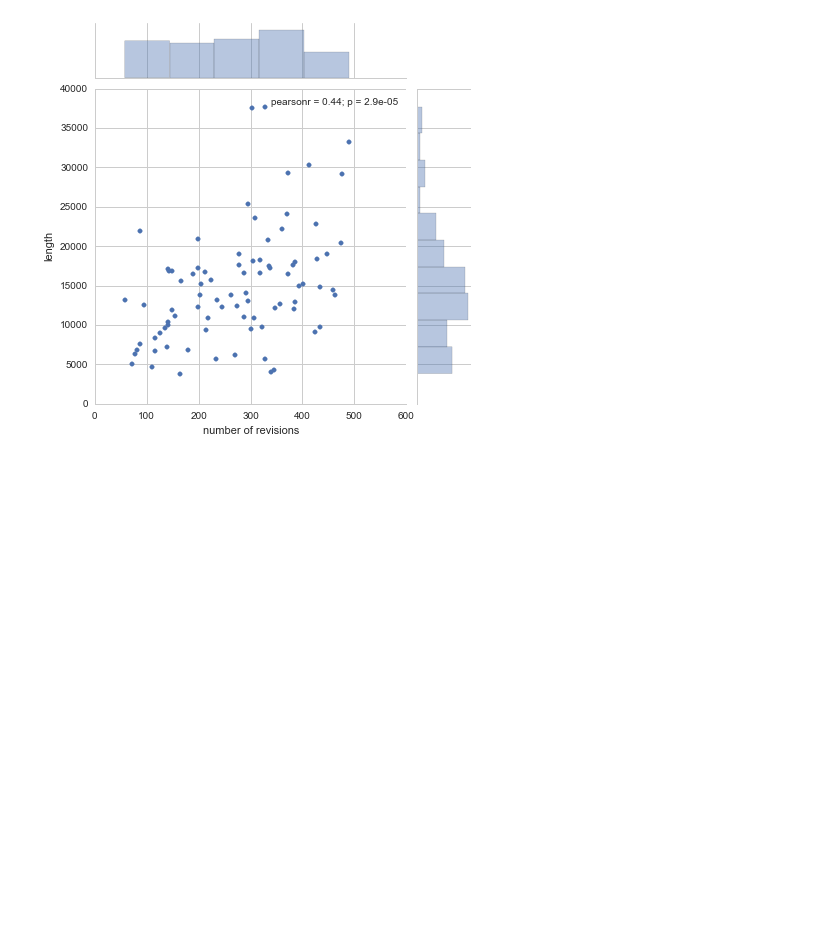
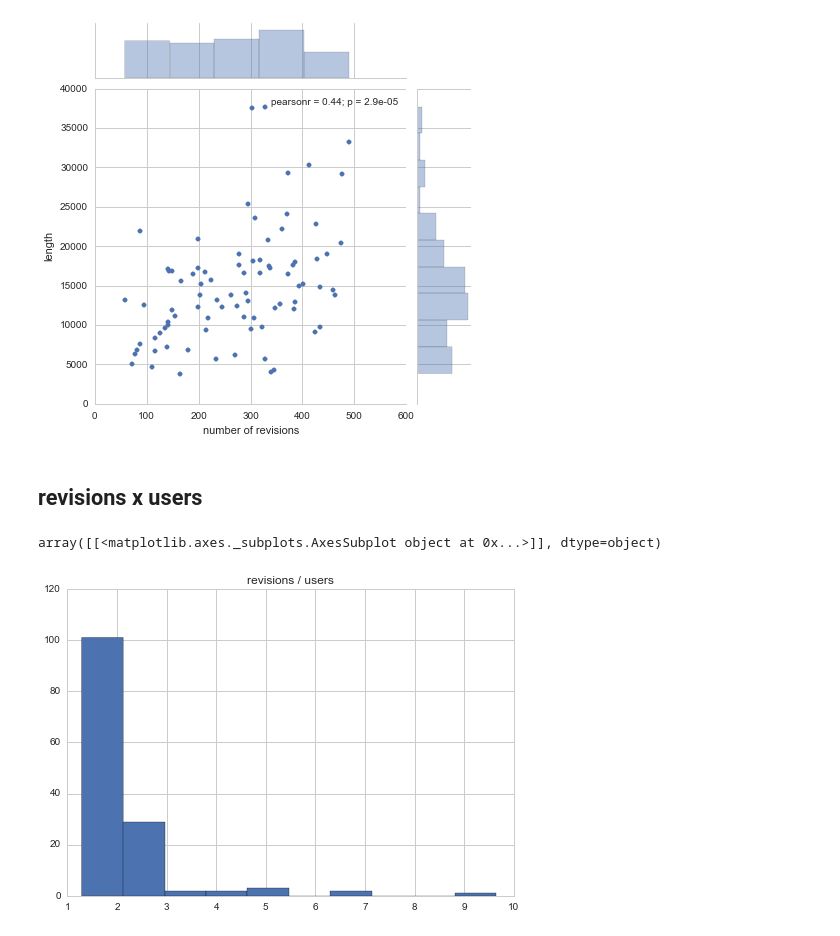
Before and after one commit to WeKeyPedia/notebooks, a Jupyter notebook: dataset geometry.ipynb, the cells around one changed output. Cells and saved outputs as stored; diff of their text form; code cells hidden in the pictures; blank space fills up the shorter version.

Commit message:
add some plotting about revisions per users

```diff
--- a/dataset geometry.ipynb
+++ b/dataset geometry.ipynb
@@ -137,3 +138,12 @@ sns.jointplot("number of revisions", "length", data=table[table["number of revis
 # %% [output]
 <seaborn.axisgrid.JointGrid at 0x...>
 [figure]
+# %% [markdown]
+## revisions x users
+# %%
+table["revisions / users"] = table["number of revisions"] / table["unique users"]
+# %%
+table.hist("revisions / users")
+# %% [output]
+array([[<matplotlib.axes._subplots.AxesSubplot object at 0x...>]], dtype=object)
+[figure, added]
```
Also changed, not shown: parts of 4 cells of this notebook.
